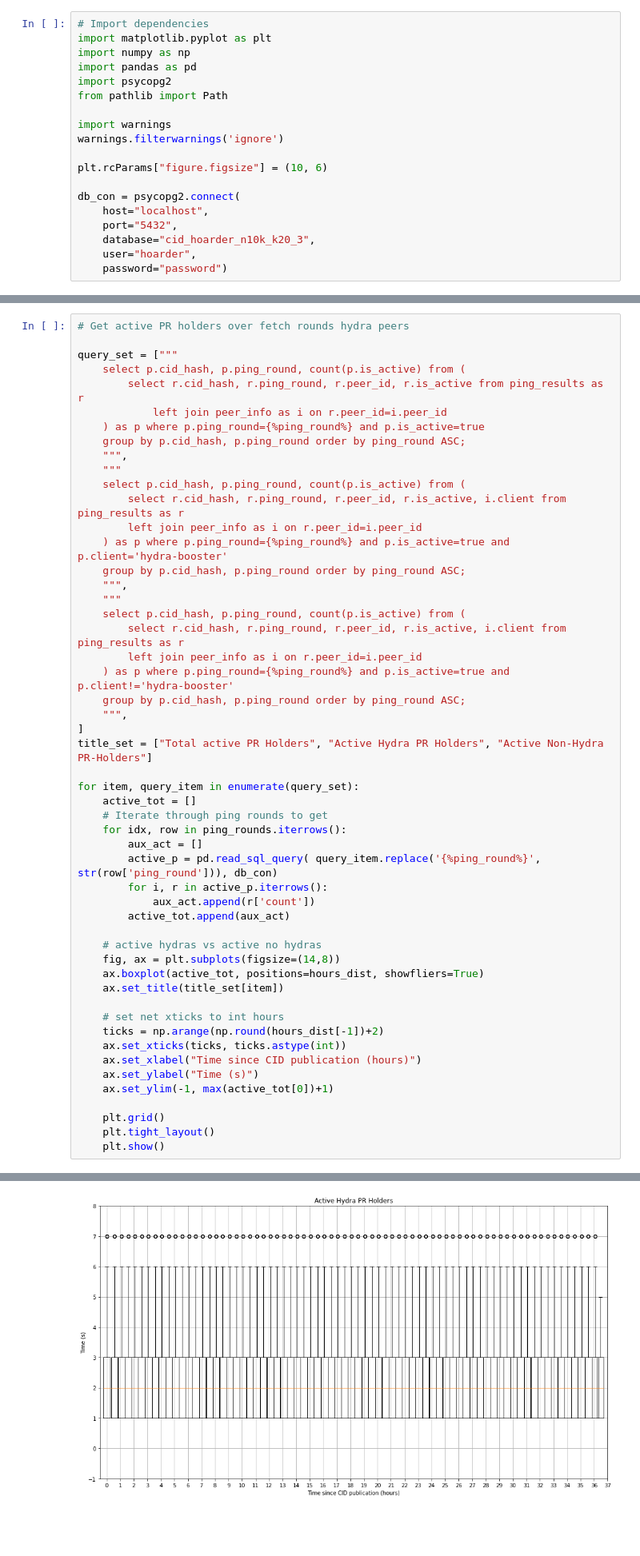
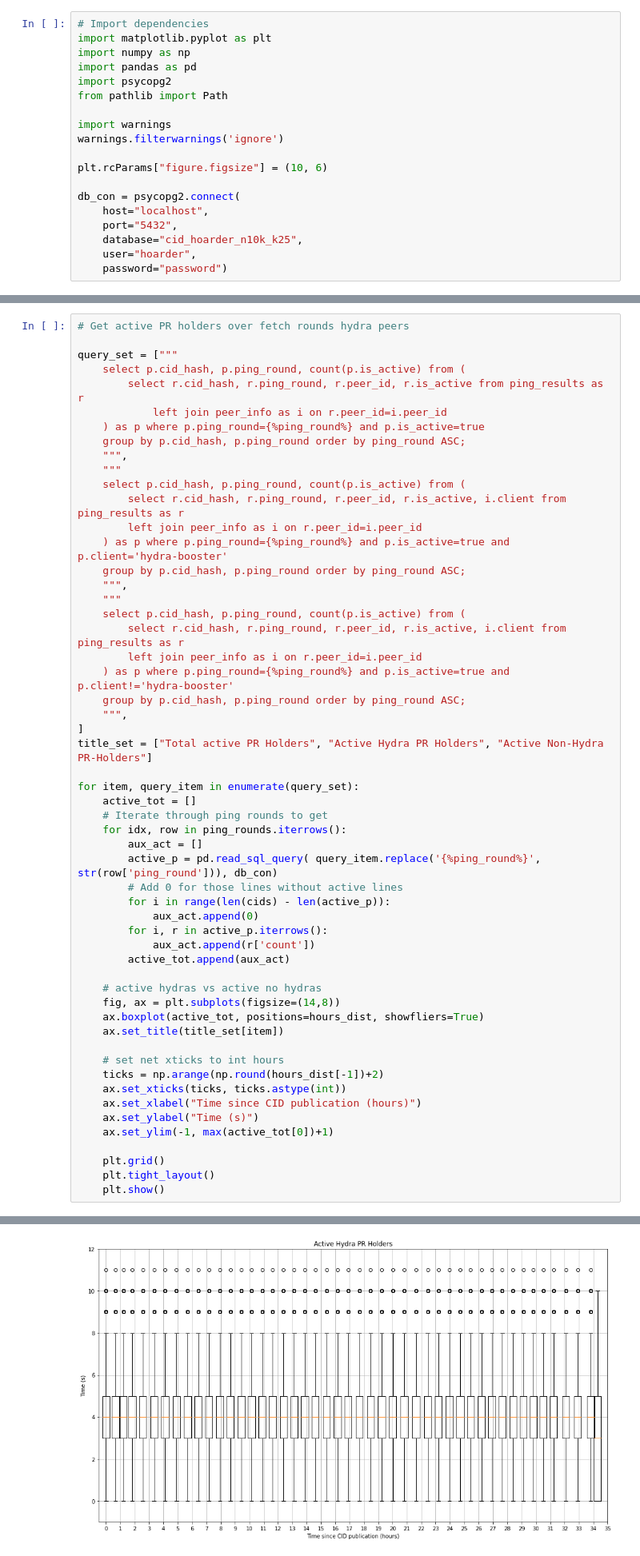
Before and after one commit to cortze/ipfs-cid-hoarder, a Jupyter notebook: analyzer/cid_hoarder_analyzer.ipynb, the cells around one changed output, grey strips where cells are left out. Shown at 80% size. Saved outputs shown, nothing was run; the diff lists cells and outputs as text; blank space fills up the shorter version.

```diff
--- a/analyzer/cid_hoarder_analyzer.ipynb
+++ b/analyzer/cid_hoarder_analyzer.ipynb
@@ -14,7 +14,7 @@ plt.rcParams["figure.figsize"] = (10, 6)
 db_con = psycopg2.connect(
     host="localhost",
     port="5432",
-    database="cid_hoarder_n10k_k20_3",
+    database="cid_hoarder_n10k_k25",
     user="hoarder",
     password="password")
 # %%
@@ -211,6 +211,9 @@ for item, query_item in enumerate(query_set):
     for idx, row in ping_rounds.iterrows():
         aux_act = []
         active_p = pd.read_sql_query( query_item.replace('{%ping_round%}', str(row['ping_round'])), db_con)
+        # Add 0 for those lines without active lines
+        for i in range(len(cids) - len(active_p)):
+            aux_act.append(0)
         for i, r in active_p.iterrows():
             aux_act.append(r['count'])
         active_tot.append(aux_act)
@@ -235 +238 @@ for item, query_item in enumerate(query_set):
-[figure, old version]
+[figure, new version]
```
Also changed, not shown: parts of 14 cells of this notebook, 3 other files.
